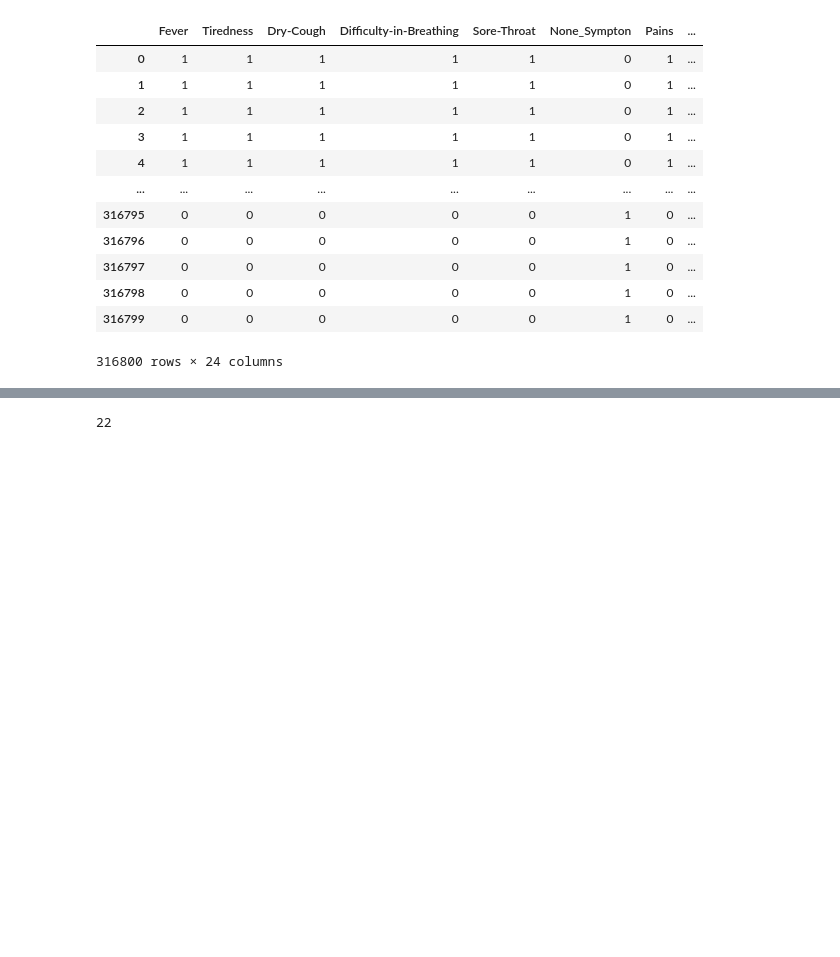
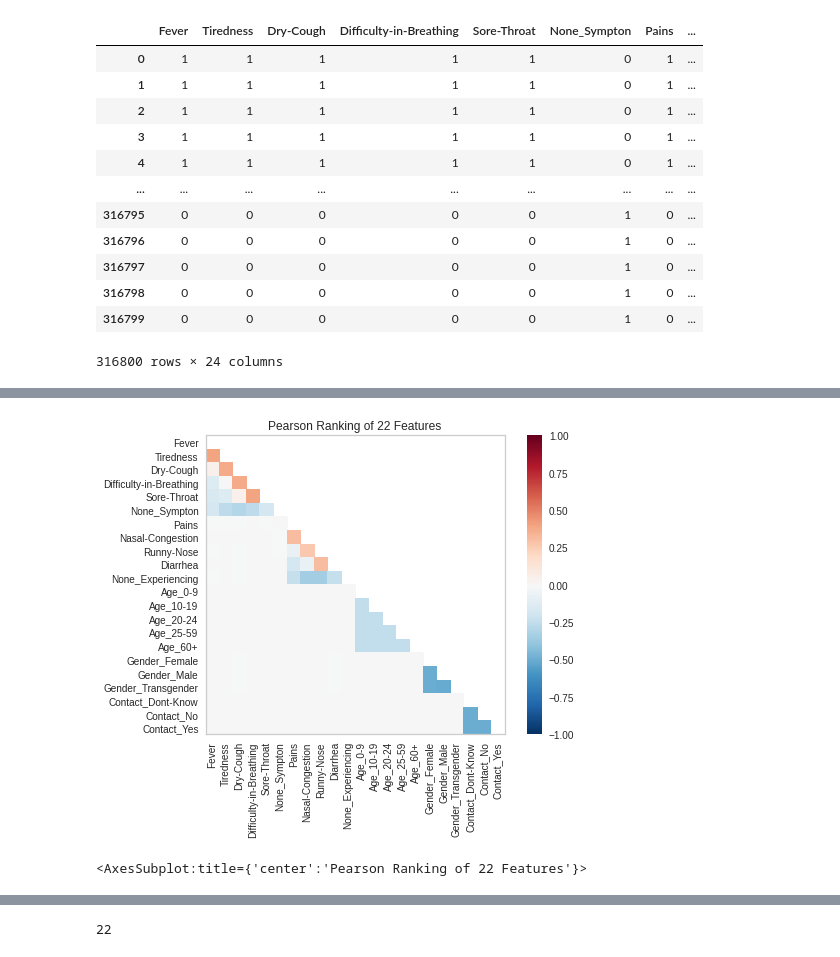
Before and after one commit to Beloin/covid-symptoms, a Jupyter notebook: data_analysis.ipynb, the cells around one changed output, grey strips where cells are left out. Saved outputs shown, nothing was run; the diff lists cells and outputs as text; code cells hidden in the pictures; blank space fills up the shorter version.

```diff
--- a/data_analysis.ipynb
+++ b/data_analysis.ipynb
@@ -150,3 +150,12 @@ acc_tree, cf_tree
+# %%
+from yellowbrick.features import Rank2D
+pvc = Rank2D(features=X_encoded.columns, algorithm='pearson')
+pvc.fit(X_encoded, y_encoded)
+pvc.transform(X_encoded)
+pvc.poof()
+# %% [output]
+[figure, added]
+<AxesSubplot:title={'center':'Pearson Ranking of 22 Features'}>
 # %%
 def test_model(model, x, y, x_test, y_test):
     model.fit(x, y)
```
Also changed, not shown: parts of 12 cells of this notebook, 4 other files.
